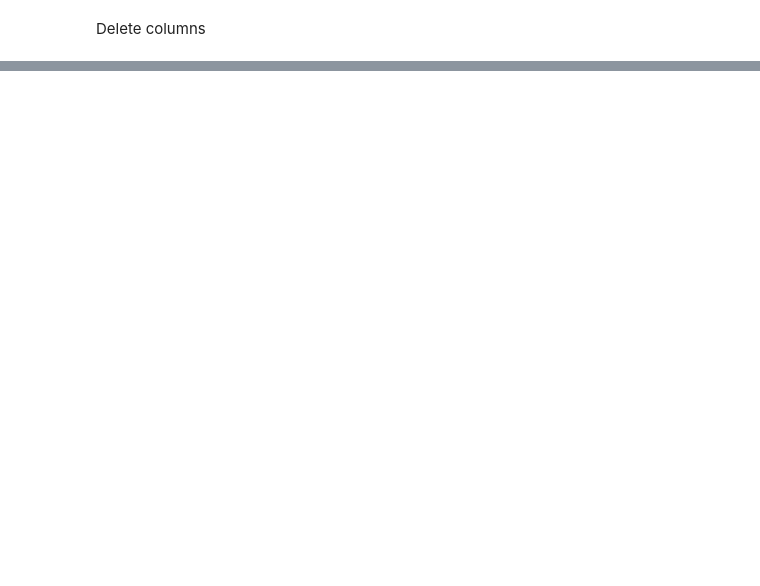
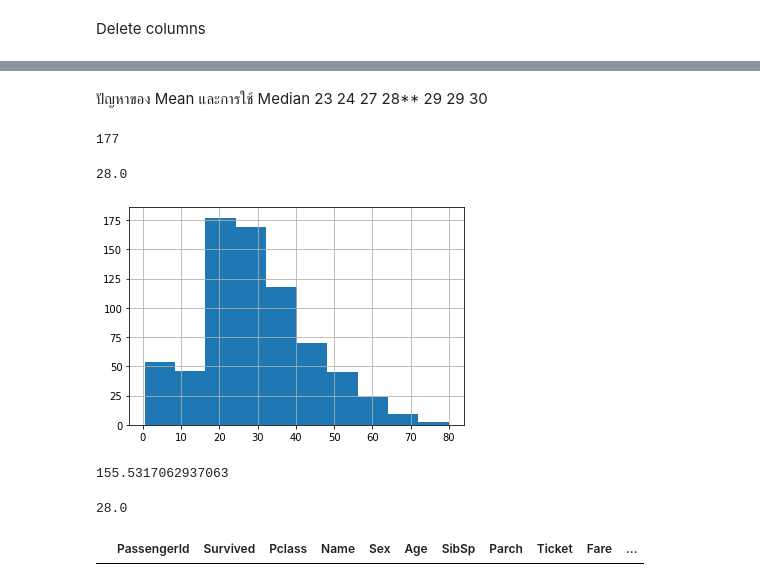
Before and after one commit to firstnapat/Titanic_Project, a Jupyter notebook: Python-for-data-science-beginners/Titanic-Workshop.ipynb, the cells around one changed output, grey strips where cells are left out. Saved outputs shown, nothing was run; the diff lists cells and outputs as text; code cells hidden in the pictures; blank space fills up the shorter version.

```diff
--- a/Python-for-data-science-beginners/Titanic-Workshop.ipynb
+++ b/Python-for-data-science-beginners/Titanic-Workshop.ipynb
@@ -438,0 +513,15 @@ drop NA
+# %% [markdown]
+ปัญหาของ Mean และการใช้ Median
+23 24 27 28** 29 29 30
+# %%
+df_copy = df.copy()
+df_copy['Age'].isnull().sum()
+# %% [output]
+177
+# %%
+df_copy['Age'].hist()
+median = df_copy['Age'].median()
+median
+# %% [output]
+28.0
+[figure, added]
@@ -438,0 +530,9 @@ drop NA
+# %%
+df_copy['Age'].mean()
+# %% [output]
+155.5317062937063
+# %%
+median = df_copy['Age'].median()
+median
+# %% [output]
+28.0
@@ -438,0 +541,4 @@ drop NA
+# %%
+df_copy[df_copy['Age'].isnull()]
+# %% [output]
+|  | PassengerId | Survived | Pclass | Name | Sex | Age | SibSp | Parch | Ticket | Fare | ... |
```
Also changed, not shown: parts of 59 cells of this notebook.
